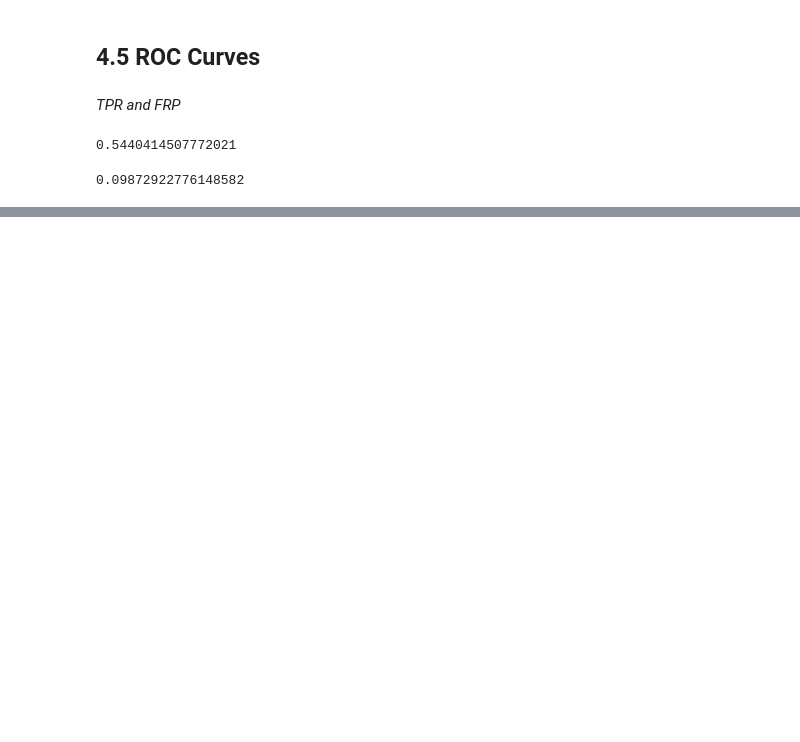
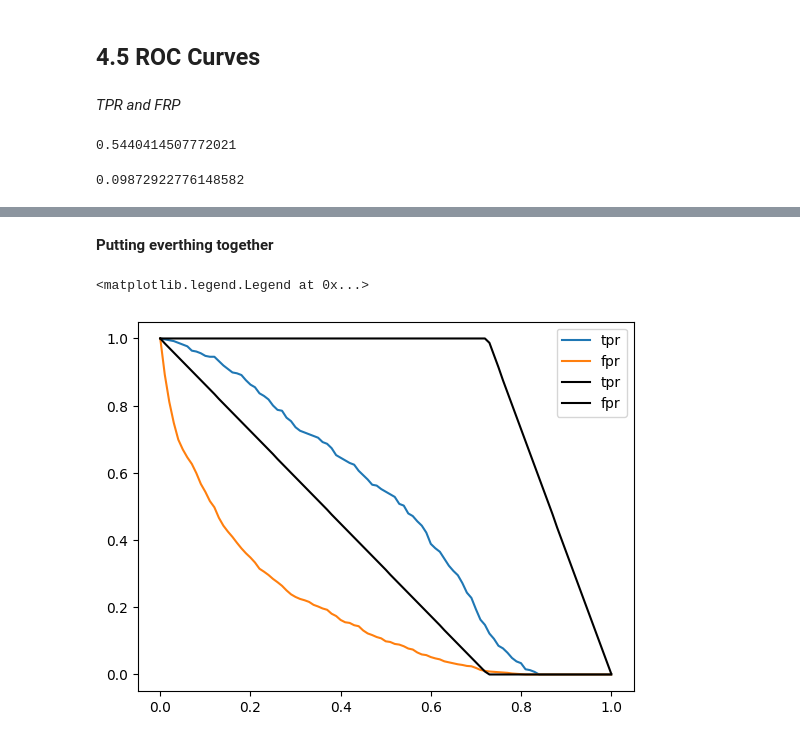
Before and after one commit to Nattawatt/mlzoomcamp, a Jupyter notebook: 04-evaluation/04-note.ipynb, the cells around one changed output, grey strips where cells are left out. Saved outputs shown, nothing was run; the diff lists cells and outputs as text; code cells hidden in the pictures; blank space fills up the shorter version.

```diff
--- a/04-evaluation/04-note.ipynb
+++ b/04-evaluation/04-note.ipynb
@@ -225,0 +316,16 @@ AttributeError: 'list' object has no attribute 'plot'
+# %% [markdown]
+**Putting everthing together**
+# %%
+plt.plot(df_score.thresholds , df_score['tpr'] , label = 'tpr')
+plt.plot(df_score.thresholds , df_score['fpr'] , label = 'fpr')
+
+# plt.plot(df_rand.thresholds , df_rand['tpr'] , label = 'tpr')
+# plt.plot(df_rand.thresholds , df_rand['fpr'] , label = 'fpr')
+
+plt.plot(df_ideal.thresholds , df_ideal['tpr'] , label = 'tpr', color = 'black')
+plt.plot(df_ideal.thresholds , df_ideal['fpr'] , label = 'fpr', color = 'black')
+
+plt.legend()
+# %% [output]
+<matplotlib.legend.Legend at 0x...>
+[figure, added]
```
Also changed, not shown: parts of 26 cells of this notebook, 16 other files.
